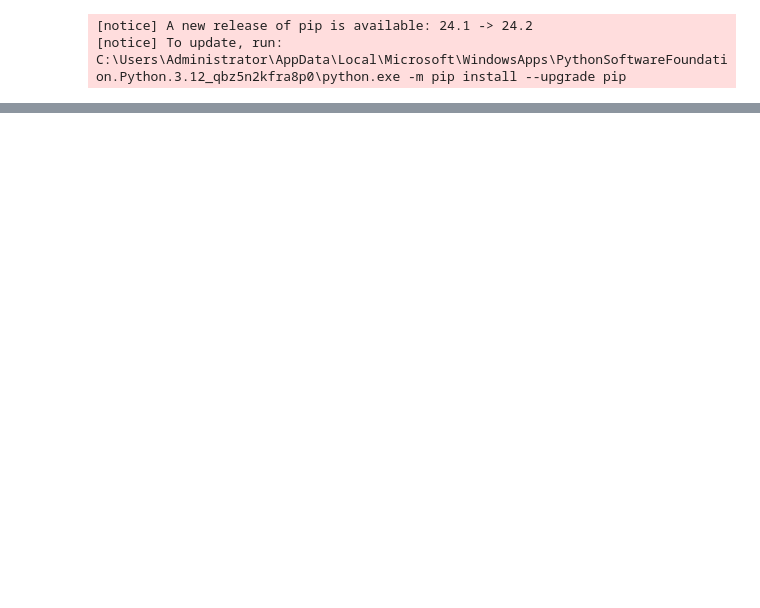
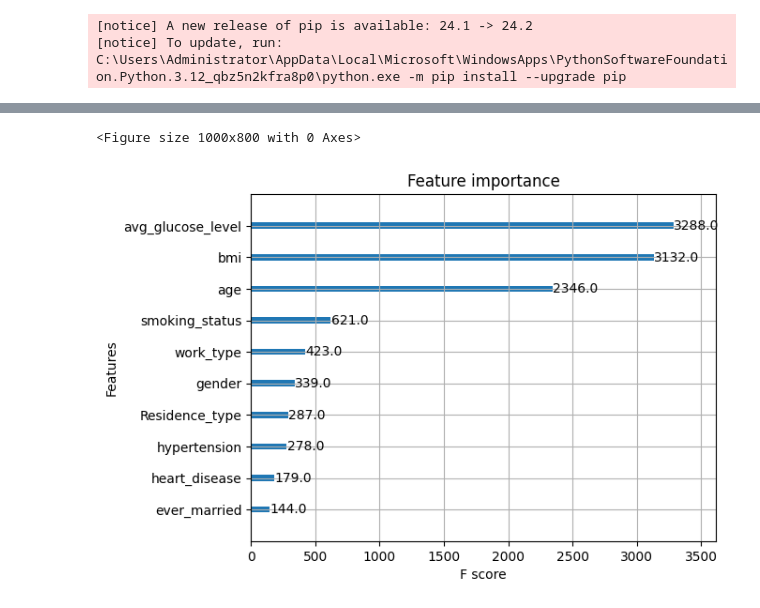
Before and after one commit to AI-School-F5-P3/grupo6_datascientist, a Jupyter notebook: eda.ipynb, the cells around one changed output, grey strips where cells are left out. Drawn from its saved outputs; the diff is of its cells as text; code cells hidden in the pictures; blank space fills up the shorter version.

```diff
--- a/eda.ipynb
+++ b/eda.ipynb
@@ -33,0 +51,32 @@ profile.to_notebook_iframe()
+# %%
+# Dividir los datos en conjunto de entrenamiento y prueba (80/20)
+X_train, X_test, y_train, y_test = train_test_split(X, y, test_size=0.2, random_state=42)
+# %%
+from xgboost import XGBClassifier
+from sklearn.metrics import accuracy_score
+
+# Crear el modelo sin early stopping
+xgb_model = XGBClassifier(
+    n_estimators=1000,
+    learning_rate=0.05,
+    max_depth=4,
+    subsample=0.8,
+    colsample_bytree=0.8,
+    eval_metric='auc'
+)
+
+# Separar un conjunto de validación para evaluar
+X_val = X_test[:len(X_test)//2]  # Primera mitad como validación
+y_val = y_test[:len(X_test)//2]
+X_test_final = X_test[len(X_test)//2:]  # Segunda mitad como test final
+y_test_final = y_test[len(X_test)//2:]
+
+# Entrenar el modelo
+xgb_model.fit(X_train, y_train)
+
+# Predicciones en el conjunto de validación
+y_pred_val = xgb_model.predict(X_val)
+val_accuracy = accuracy_score(y_val, y_pred_val)
+print(f"Accuracy en validación: {val_accuracy:.3f}")
+
+# Si el accuracy en validación es bajo, detener el entrenamiento o modificar el modelo.
@@ -33,0 +114,14 @@ profile.to_notebook_iframe()
+# %%
+# Incluir al inicio del notebook
+%matplotlib inline
+
+import matplotlib.pyplot as plt
+from xgboost import plot_importance
+
+# Graficar la importancia de características
+plt.figure(figsize=(10, 8))
+plot_importance(xgb_model, max_num_features=10)  # Mostrar solo las 10 más importantes
+plt.show()
+# %% [output]
+<Figure size 1000x800 with 0 Axes>
+[figure, added]
```
Also changed, not shown: parts of 6 cells of this notebook.
